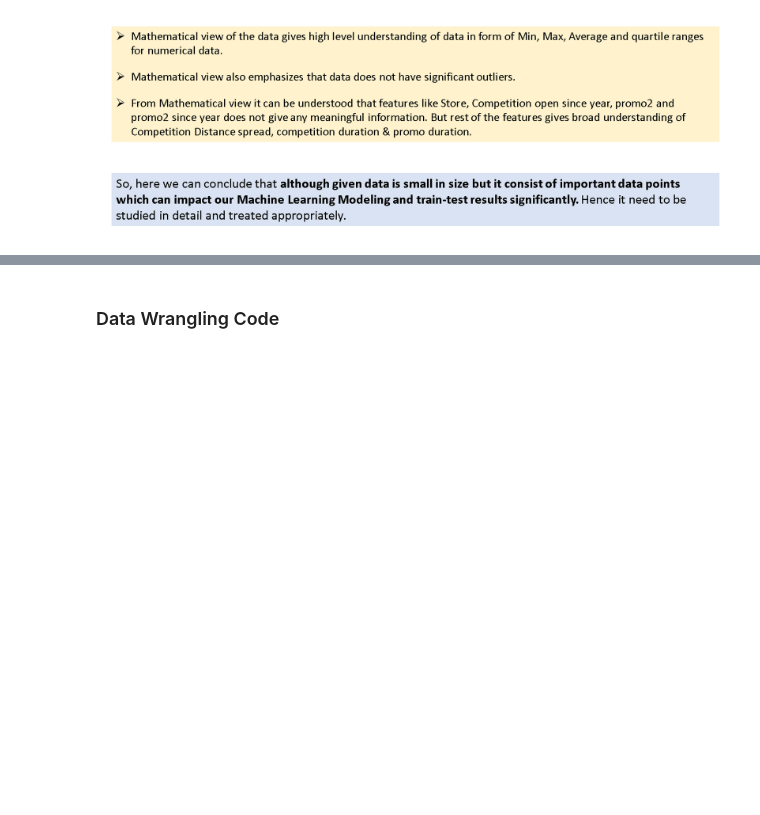
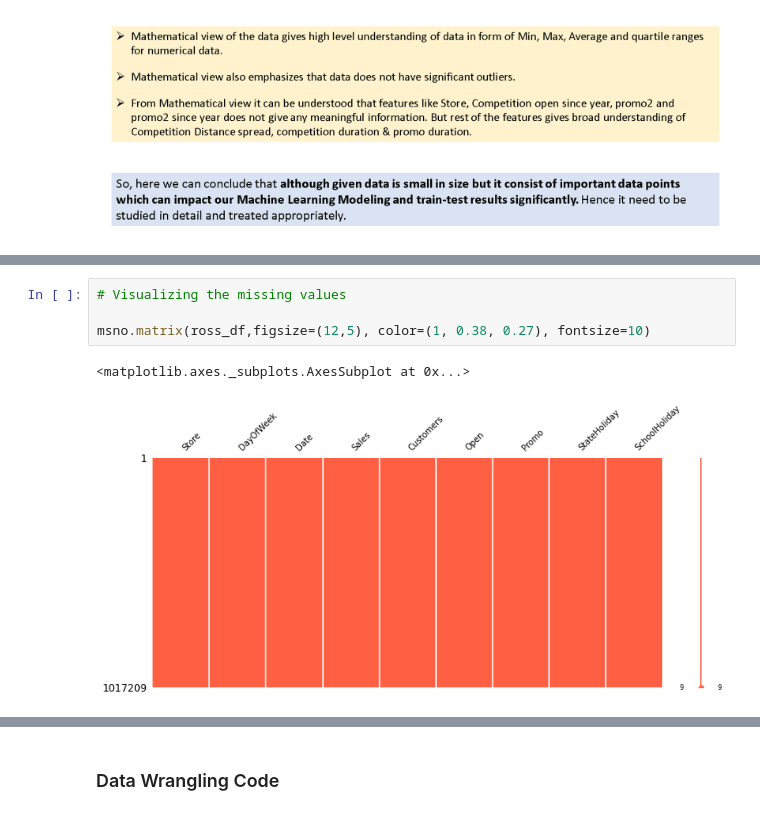
Before and after one commit to Sanddeep-K/Capstone---2_Retail_Sales_Prediction-Supervised-ML---Regression-, a Jupyter notebook: Capstone_2_Retail_Sales_Prediction.ipynb, the cells around one changed output, grey strips where cells are left out. Drawn from its saved outputs; the diff is of its cells as text; blank space fills up the shorter version.

```diff
--- a/Capstone_2_Retail_Sales_Prediction.ipynb
+++ b/Capstone_2_Retail_Sales_Prediction.ipynb
@@ -377,0 +510,7 @@ Answer Here
+# %%
+# Visualizing the missing values
+
+msno.matrix(ross_df,figsize=(12,5), color=(1, 0.38, 0.27), fontsize=10)
+# %% [output]
+<matplotlib.axes._subplots.AxesSubplot at 0x...>
+[figure, added]
```
Also changed, not shown: parts of 62 cells of this notebook.
